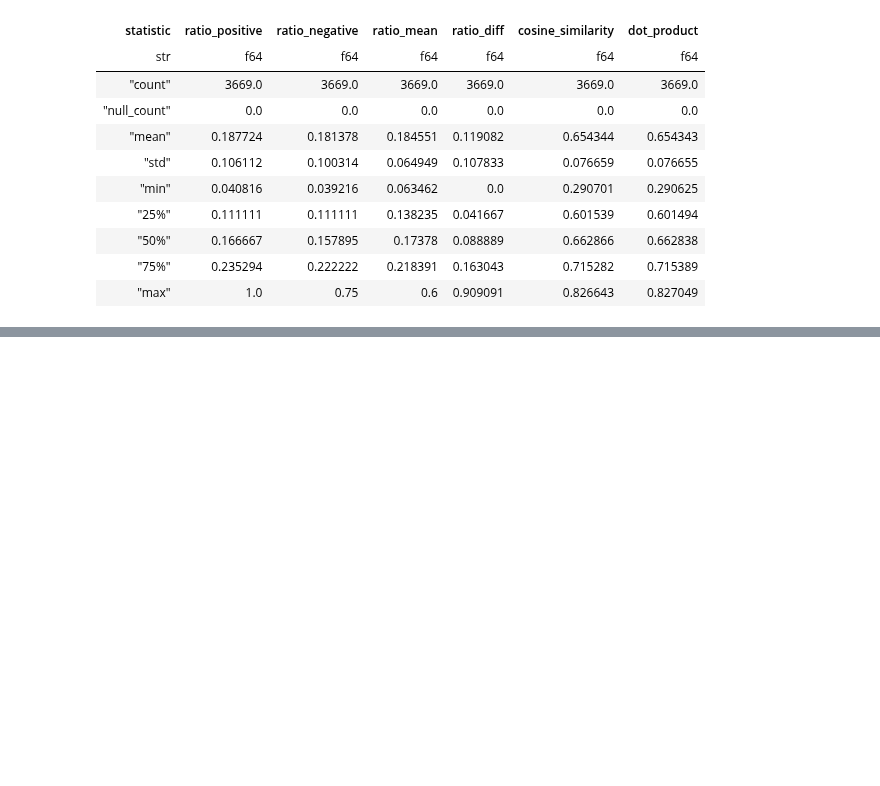
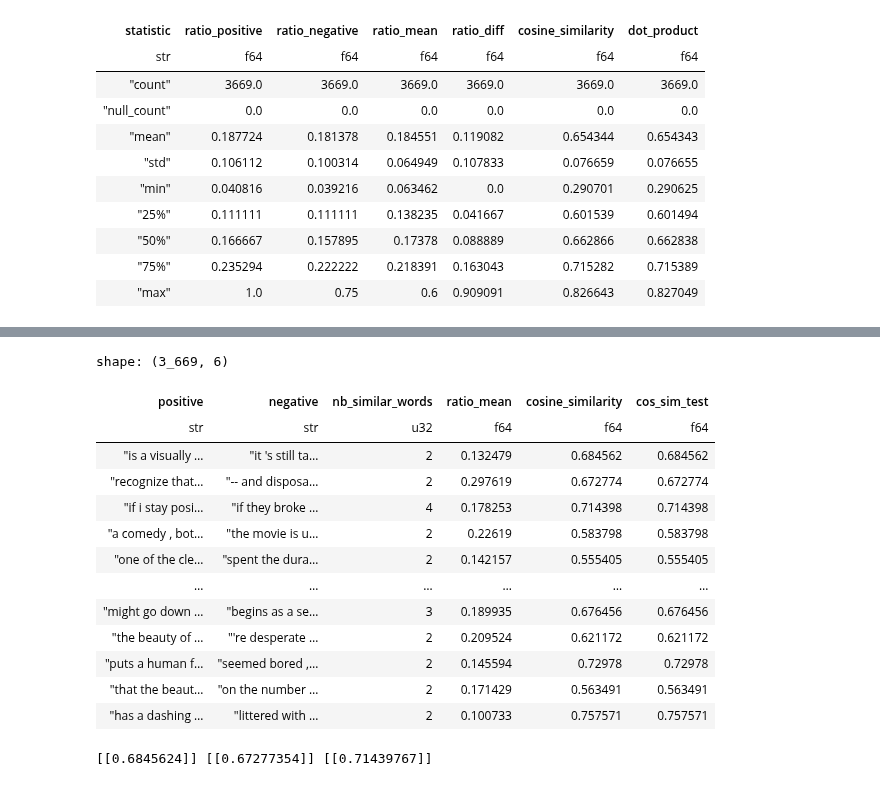
Before and after one commit to faunebl/thesis, a Jupyter notebook: importing_new_db.ipynb, the cells around one changed output, grey strips where cells are left out. Saved outputs shown, nothing was run; the diff lists cells and outputs as text; code cells hidden in the pictures; blank space fills up the shorter version.

```diff
--- a/importing_new_db.ipynb
+++ b/importing_new_db.ipynb
@@ -174,3 +174,40 @@ shape: (203, 18)
 | "the film speci… | "the movie , sh… | ["the", "film"] | 2 | 3 | 14 | 0.666667 | ... |
 | "a tone that 's… | "it 's still a … | ["a", "'s", ","] | 3 | 11 | 7 | 0.272727 | ... |
 | "it 's a smartl… | "a bunch of oth… | ["a", ",", … "."] | 4 | 11 | 10 | 0.363636 | ... |
+# %%
+positive_array = similar_sentences.select('positive_embeddings').to_series().to_numpy()
+negative_array = similar_sentences.select('negative_embeddings').to_series().to_numpy()
+# %%
+(
+    similar_sentences
+    .with_columns(
+        pl.Series(
+            name = 'cos_sim_test',
+            values = list(map(lambda x,y: cosine_similarity(X=x.reshape(1,-1), Y=y.reshape(1,-1)).tolist(), positive_array, negative_array))
+        )
+    )
+    .explode('cos_sim_test')
+    .explode('cos_sim_test')
+    .select('positive', 'negative', 'nb_similar_words', 'ratio_mean', 'cosine_similarity', 'cos_sim_test')
+)
+# %% [output]
+shape: (3_669, 6)
+| positive | negative | nb_similar_words | ratio_mean | cosine_similarity | cos_sim_test |
+| str | str | u32 | f64 | f64 | f64 |
+| "is a visually … | "it 's still ta… | 2 | 0.132479 | 0.684562 | 0.684562 |
+| "recognize that… | "-- and disposa… | 2 | 0.297619 | 0.672774 | 0.672774 |
+| "if i stay posi… | "if they broke … | 4 | 0.178253 | 0.714398 | 0.714398 |
+| "a comedy , bot… | "the movie is u… | 2 | 0.22619 | 0.583798 | 0.583798 |
+| "one of the cle… | "spent the dura… | 2 | 0.142157 | 0.555405 | 0.555405 |
+| … | … | … | … | … | … |
+| "might go down … | "begins as a se… | 3 | 0.189935 | 0.676456 | 0.676456 |
+| "the beauty of … | "'re desperate … | 2 | 0.209524 | 0.621172 | 0.621172 |
+| "puts a human f… | "seemed bored ,… | 2 | 0.145594 | 0.72978 | 0.72978 |
+| "that the beaut… | "on the number … | 2 | 0.171429 | 0.563491 | 0.563491 |
+| "has a dashing … | "littered with … | 2 | 0.100733 | 0.757571 | 0.757571 |
+# %%
+print(cosine_similarity(X=positive_array[0].reshape(1, -1), Y=negative_array[0].reshape(1, -1)),
+cosine_similarity(X=positive_array[1].reshape(1, -1), Y=negative_array[1].reshape(1, -1)),
+cosine_similarity(X=positive_array[2].reshape(1, -1), Y=negative_array[2].reshape(1, -1)))
+# %% [output]
+[[0.6845624]] [[0.67277354]] [[0.71439767]]
```
Also changed, not shown: parts of 3 cells of this notebook.
